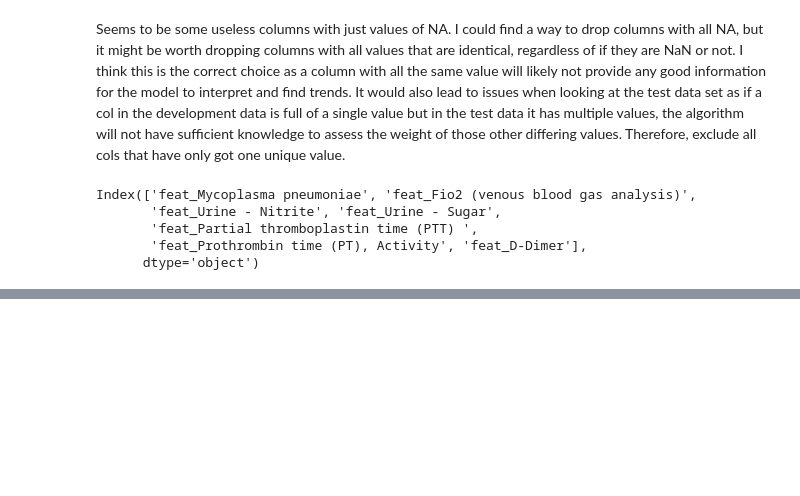
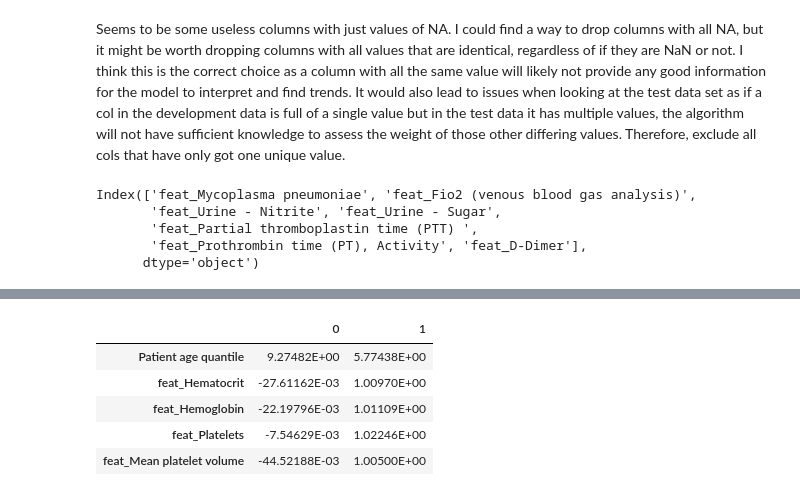
Before and after one commit to TheCherubQueen/DC3DMN, a Jupyter notebook: cw/DC3DMN_Sandbox.ipynb, the cells around one changed output, grey strips where cells are left out. Cells and saved outputs as stored; diff of their text form; code cells hidden in the pictures; blank space fills up the shorter version.

```diff
--- a/cw/DC3DMN_Sandbox.ipynb
+++ b/cw/DC3DMN_Sandbox.ipynb
@@ -105,0 +147,3 @@ Length: 101, dtype: object
+# %%
+df_numerics = df_filtered.select_dtypes(include = 'number')
+print(df_numerics.columns)
@@ -105,0 +168,11 @@ Length: 101, dtype: object
+# %%
+# get means and std deviations
+df_stats = pd.concat([df_numerics.mean(), df_numerics.std()], axis = 1)
+df_stats.head()
+# %% [output]
+|  | 0 | 1 |
+| Patient age quantile | 9.27482E+00 | 5.77438E+00 |
+| feat_Hematocrit | -27.61162E-03 | 1.00970E+00 |
+| feat_Hemoglobin | -22.19796E-03 | 1.01109E+00 |
+| feat_Platelets | -7.54629E-03 | 1.02246E+00 |
+| feat_Mean platelet volume | -44.52188E-03 | 1.00500E+00 |
```
Also changed, not shown: parts of 5 cells of this notebook, 2 other files.
